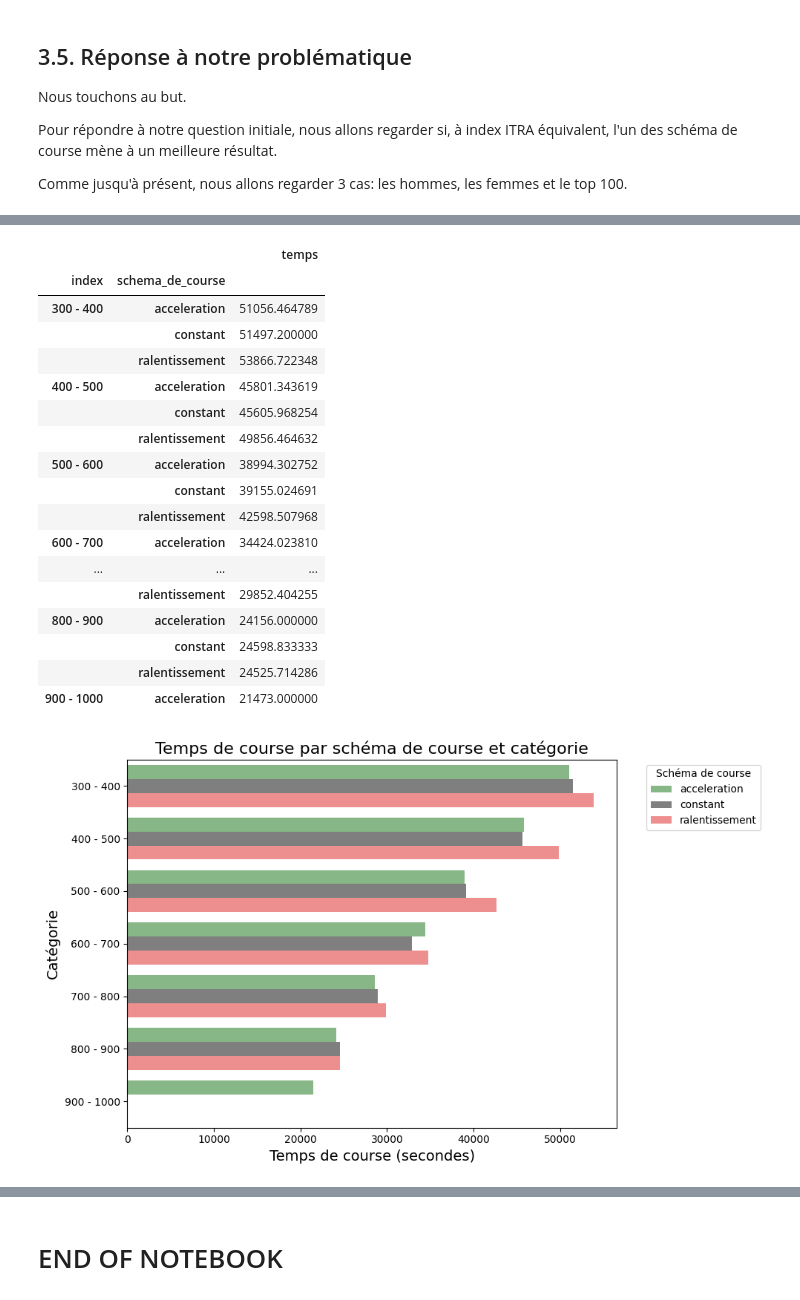
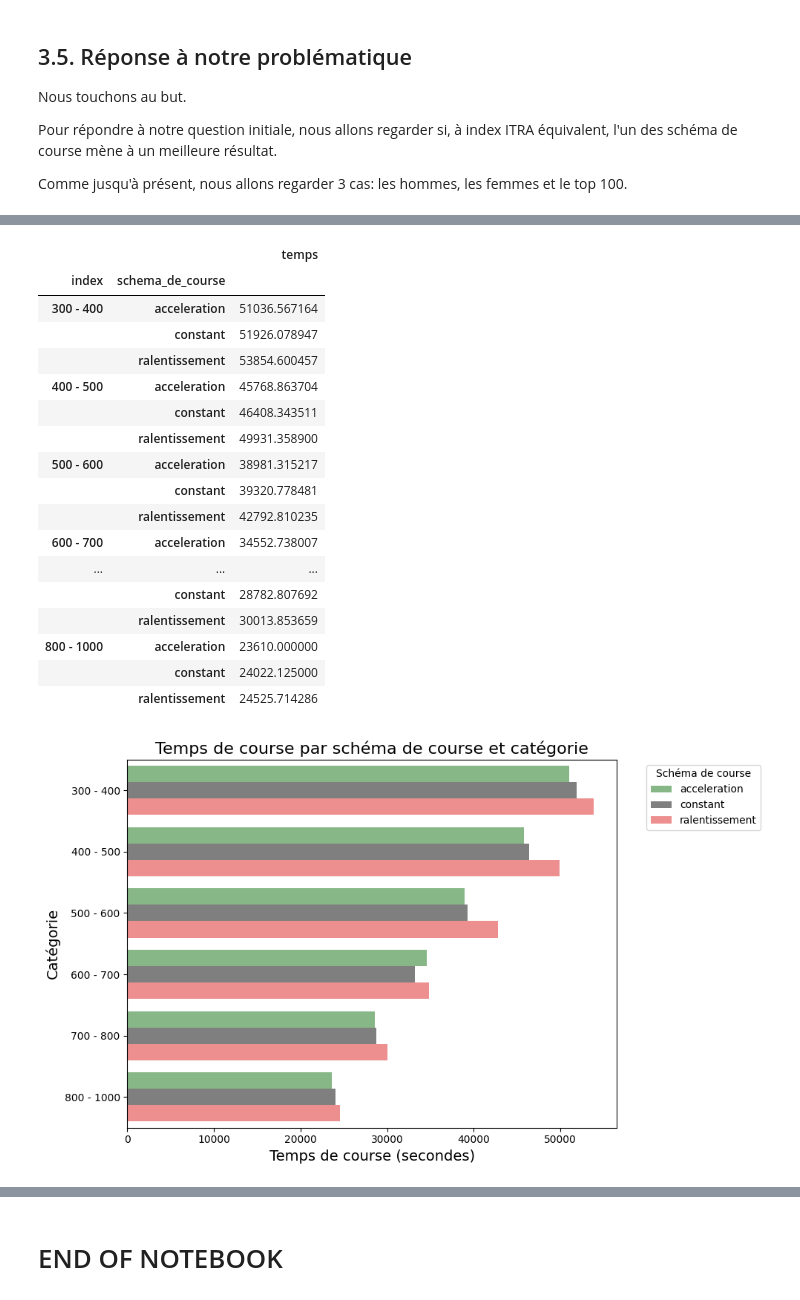
Before and after one commit to tanguy0/saintelyon-2024, a Jupyter notebook: notebooks/03_performance_explication.ipynb, the cells around one changed output, grey strips where cells are left out. Drawn from its saved outputs; the diff is of its cells as text; code cells hidden in the pictures.

Commit message:
feat: second approach

```diff
--- a/notebooks/03_performance_explication.ipynb
+++ b/notebooks/03_performance_explication.ipynb
@@ -339,22 +339,22 @@ for vap_seconds in cat_vap_seconds:
     mean_vap_nbr["Top 100"].append(time[1] + time[2] / 60)
 
 # calcul du centre de chaque segment
-segment_center = {}
-segment_center["Top 100"] = [
+segment_center_for_plot = {}
+segment_center_for_plot["Top 100"] = [
     (RAVITAILLEMENTS[0]["distance"]) / 4
 ] + [
     (3 * RAVITAILLEMENTS[i]["distance"] + RAVITAILLEMENTS[i+1]["distance"]) / 4 for i in range(len(RAVITAILLEMENTS)-1)
 ] + [
     (3 * RAVITAILLEMENTS[-1]["distance"] + distances[-1]) / 4
 ]
-segment_center["H"] = [
+segment_center_for_plot["H"] = [
     (RAVITAILLEMENTS[0]["distance"]) / 2
 ] + [
     (RAVITAILLEMENTS[i]["distance"] + RAVITAILLEMENTS[i+1]["distance"]) / 2 for i in range(len(RAVITAILLEMENTS)-1)
 ] + [
     (RAVITAILLEMENTS[-1]["distance"] + distances[-1]) / 2
 ]
-segment_center["F"] = [
+segment_center_for_plot["F"] = [
     (3 * RAVITAILLEMENTS[0]["distance"]) / 4
 ] + [
     (RAVITAILLEMENTS[i]["distance"] + 3 * RAVITAILLEMENTS[i+1]["distance"]) / 4 for i in range(len(RAVITAILLEMENTS)-1)
@@ -402,7 +402,7 @@ if VERBOSE:
     bars = {}
     for cat in mean_vap_nbr.keys():
         bars = ax2.bar(
-            segment_center[cat],
+            segment_center_for_plot[cat],
             mean_vap_nbr[cat],
             width=segment_length*0.15,
             align='center',
@@ -592,13 +592,22 @@ On observe différentes dynamiques de course:
 # Nous aimerions classer l'ensemble des athlètes dans l'une de ces 3 catégories
 # Pour cela nous allons regarder si leurs courbes de VAPe sont globalement croissantes, stables ou décroissantes
 
+# Nous définissons le seuil de "ralentissement" (resp acceleration) à 1 seconde équivalente perdue (resp gagnée) tous les 10km en moyenne.
+segment_center = [
+    (RAVITAILLEMENTS[0]["distance"]) / 2
+] + [
+    (RAVITAILLEMENTS[i]["distance"] + RAVITAILLEMENTS[i+1]["distance"]) / 2 for i in range(len(RAVITAILLEMENTS)-1)
+] + [
+    (RAVITAILLEMENTS[-1]["distance"] + distances[-1]) / 2
+]
+
 def schema_de_course(row):
     y = row[[f"VAPe_segment_{i}" for i in range(len(RAVITAILLEMENTS)+1)]].astype(float)
-    x = np.array(segment_center[row["cat_VAPe"]]) / 1000 # distances en km
+    x = np.array(segment_center) / 1000 # distances en km
     slope, _ = np.polyfit(x, y, 1) # slope en secondes gagnées/perdues par km
-    if slope > 0.05:
+    if slope > 0.1:
         return "ralentissement"
-    elif slope < -0.05:
+    elif slope < -0.1:
         return "acceleration"
     else:
         return "constant"
@@ -623,7 +632,7 @@ Les résultats sont cohérents avec notre analyse visuelle, sauf pour Pierre-Emm
 # %%
 # Ensemble des schema de course du top 100
 
-schema_de_course = "constant"
+schema_de_course = "acceleration"
 
 if VERBOSE:
     athlete_colors = {
@@ -707,43 +718,43 @@ Au global, il en ressort que:
 # %%
 # Observons maintenant s'il y a des spécificités par valeur d'index
 
 if VERBOSE:
     temps_df = race_results_df[["index", "schema_de_course", "temps"]].dropna()
     temps_df['index'] = temps_df['index'].apply(
-        lambda x: f"{int((x // 100) * 100)} - {int((x // 100 + 1)) * 100}"
+        lambda x: f"800 - 1000" if 800 <= x < 1000 else f"{int((x // 100) * 100)} - {int((x // 100 + 1)) * 100}"
     )
     temps_df = temps_df.groupby(["index", "schema_de_course"]).mean()
     temps_df["temps(h,m,s)"] = temps_df["temps"].apply(
         lambda x: f"{int(seconds_to_time(x)[0])}h {int(seconds_to_time(x)[1])}s {int(seconds_to_time(x)[2])}s"
     )
     display(temps_df[["temps"]])
 
     palette_dict = athlete_colors
     plt.figure(figsize=(10, 6))
     sns.barplot(x="temps", y="index", hue="schema_de_course", data=temps_df, orient="h", dodge=True, palette=palette_dict, alpha=0.5)
     plt.title("Temps de course par schéma de course et catégorie", fontsize=16)
     plt.xlabel("Temps de course (secondes)", fontsize=14)
     plt.ylabel("Catégorie", fontsize=14)
     plt.legend(title="Schéma de course", loc="upper left", bbox_to_anchor=(1.05, 1))
     plt.tight_layout()
     plt.show()
 # %% [output]
 |  |  | temps |
 | index | schema_de_course |  |
-| 300 - 400 | acceleration | 51056.464789 |
-|  | constant | 51497.200000 |
-|  | ralentissement | 53866.722348 |
-| 400 - 500 | acceleration | 45801.343619 |
-|  | constant | 45605.968254 |
-|  | ralentissement | 49856.464632 |
-| 500 - 600 | acceleration | 38994.302752 |
-|  | constant | 39155.024691 |
-|  | ralentissement | 42598.507968 |
-| 600 - 700 | acceleration | 34424.023810 |
+| 300 - 400 | acceleration | 51036.567164 |
+|  | constant | 51926.078947 |
+|  | ralentissement | 53854.600457 |
+| 400 - 500 | acceleration | 45768.863704 |
+|  | constant | 46408.343511 |
+|  | ralentissement | 49931.358900 |
+| 500 - 600 | acceleration | 38981.315217 |
+|  | constant | 39320.778481 |
+|  | ralentissement | 42792.810235 |
+| 600 - 700 | acceleration | 34552.738007 |
 | ... | ... | ... |
-|  | ralentissement | 29852.404255 |
-| 800 - 900 | acceleration | 24156.000000 |
-|  | constant | 24598.833333 |
+|  | constant | 28782.807692 |
+|  | ralentissement | 30013.853659 |
+| 800 - 1000 | acceleration | 23610.000000 |
+|  | constant | 24022.125000 |
 |  | ralentissement | 24525.714286 |
-| 900 - 1000 | acceleration | 21473.000000 |
-[figure, old version]
+[figure, new version]
```
Also changed, not shown: parts of 11 cells of this notebook.
